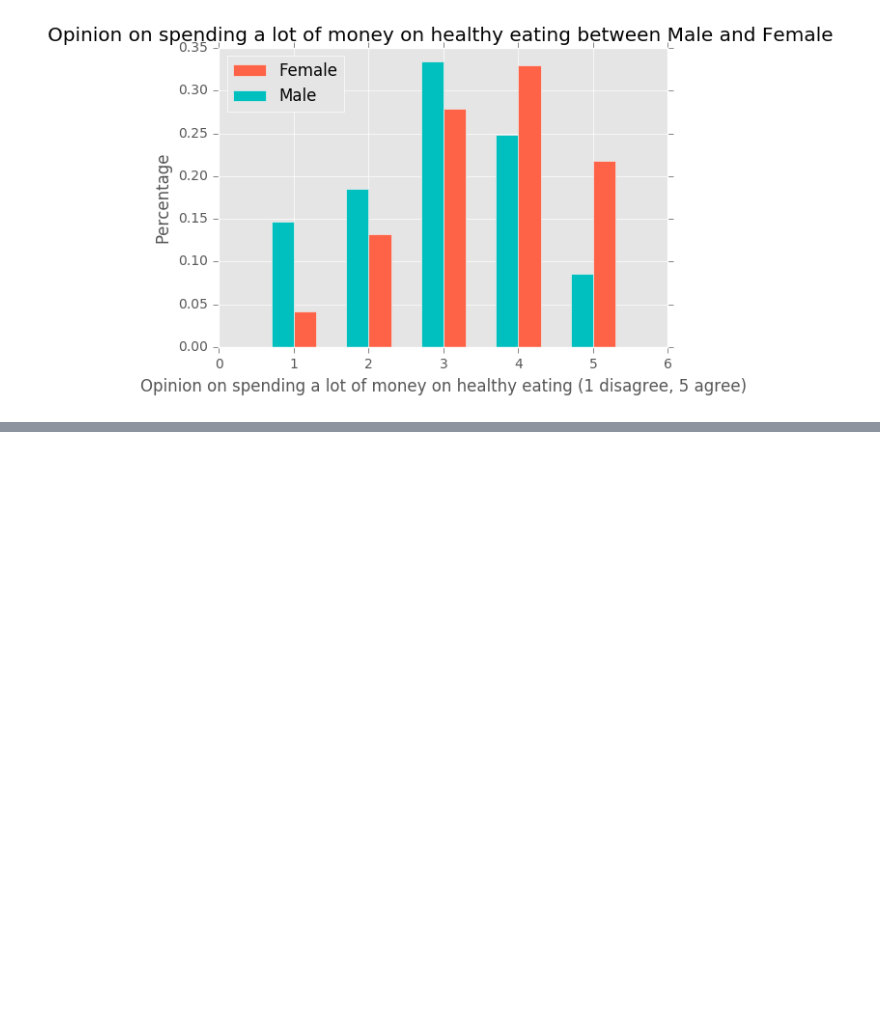
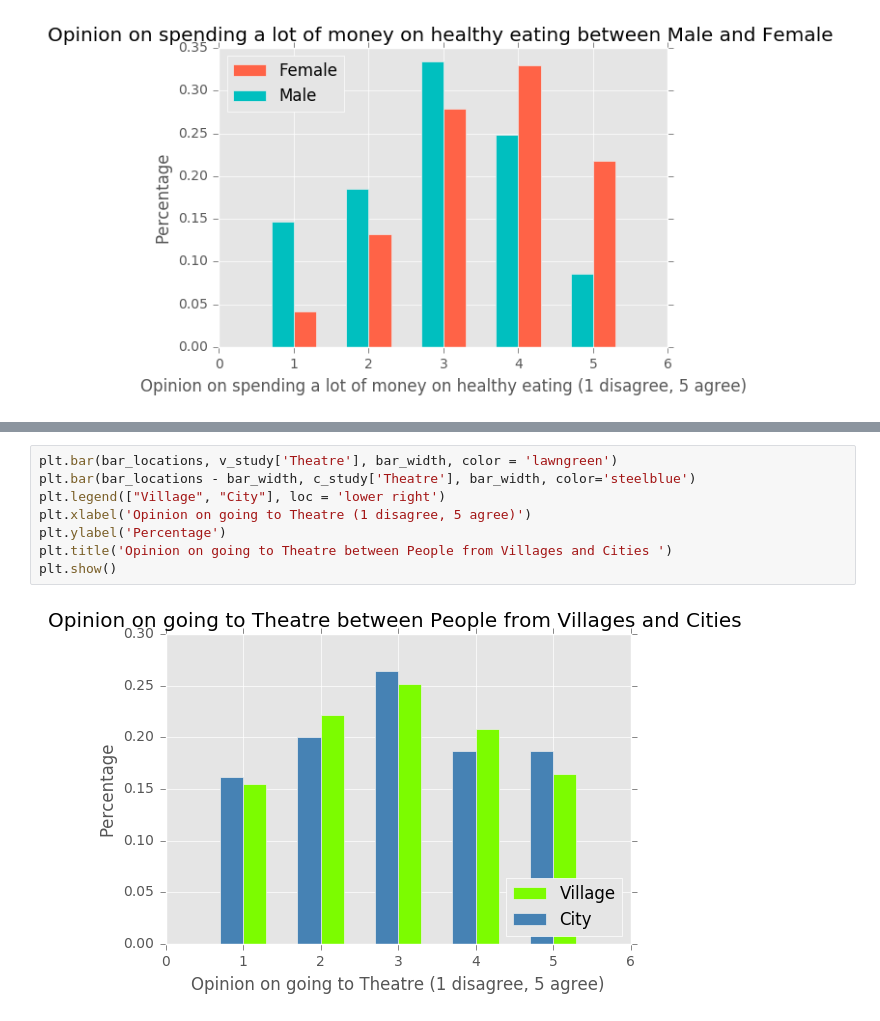
Before and after one commit to ehkhong/sta-141b-proj, a Jupyter notebook: Calculated2.py.ipynb, the cells around one changed output, grey strips where cells are left out. Drawn from its saved outputs; the diff is of its cells as text; blank space fills up the shorter version.

```diff
--- a/Calculated2.py.ipynb
+++ b/Calculated2.py.ipynb
@@ -600,0 +712,10 @@ plt.show()
+# %%
+plt.bar(bar_locations, v_study['Theatre'], bar_width, color = 'lawngreen')
+plt.bar(bar_locations - bar_width, c_study['Theatre'], bar_width, color='steelblue')
+plt.legend(["Village", "City"], loc = 'lower right')
+plt.xlabel('Opinion on going to Theatre (1 disagree, 5 agree)')
+plt.ylabel('Percentage')
+plt.title('Opinion on going to Theatre between People from Villages and Cities ')
+plt.show()
+# %% [output]
+[figure, added]
```
Also changed, not shown: parts of 20 cells of this notebook.
